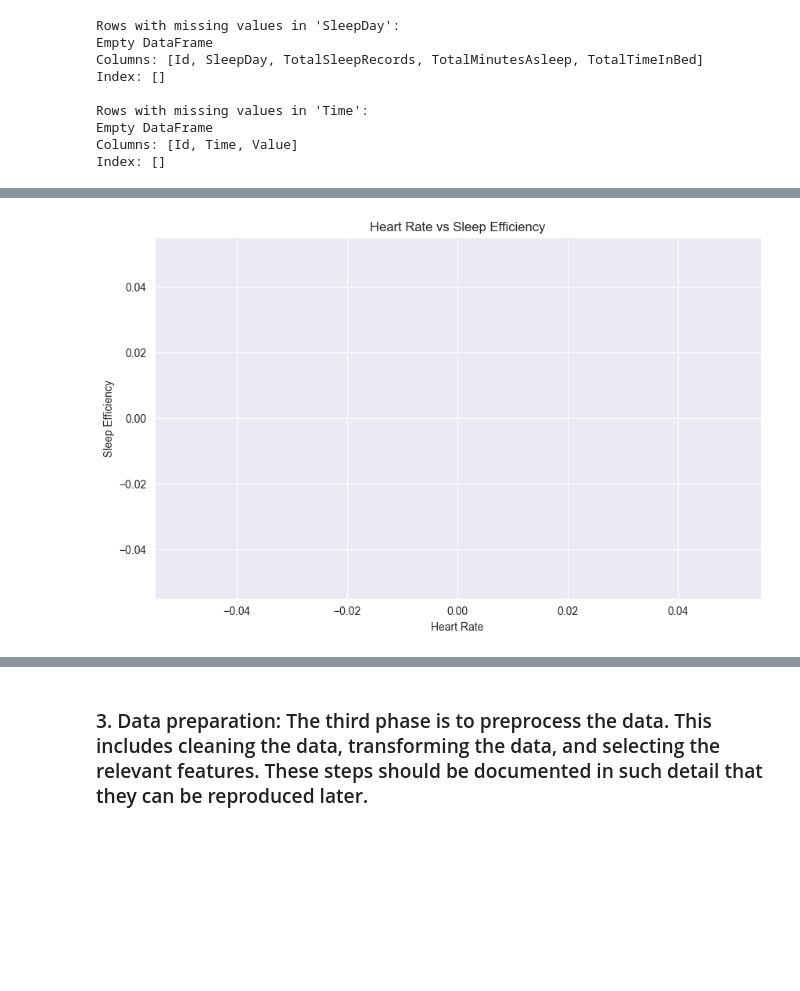
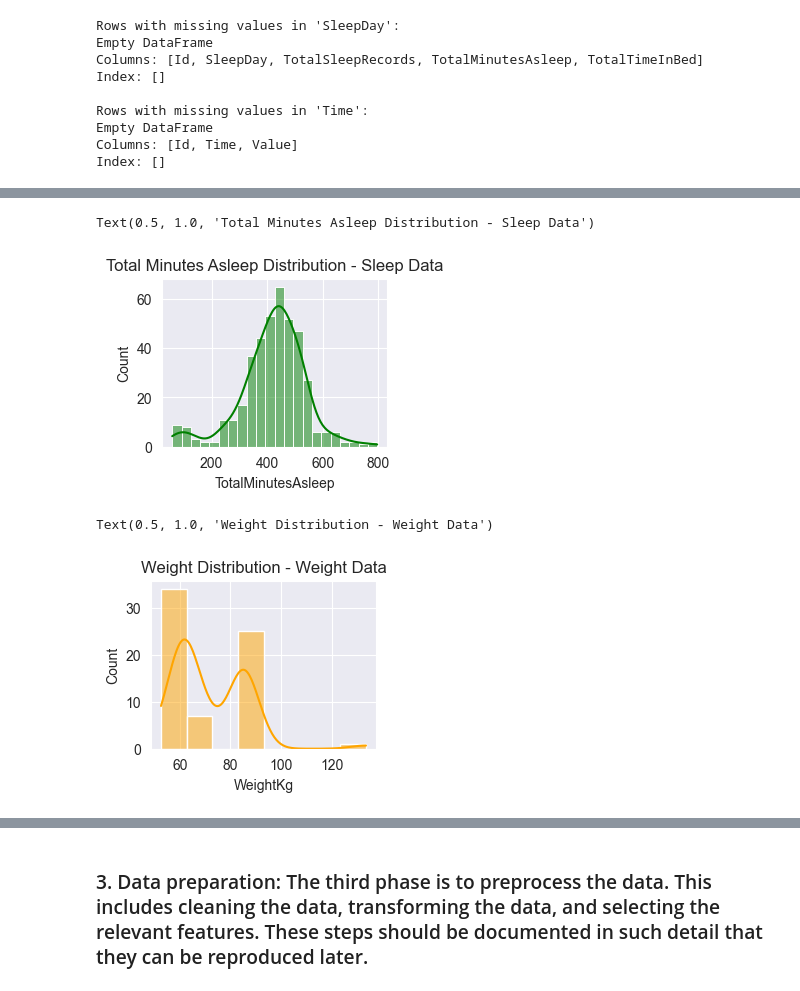
Before and after one commit to kismet85/dkkoAssignments, a Jupyter notebook: Projekti/Uni_ja_liikuntatottumukset.ipynb, the cells around one changed output, grey strips where cells are left out. Cells and saved outputs as stored; diff of their text form; code cells hidden in the pictures; blank space fills up the shorter version.

Commit message:
preliminar code for sleeping averages and reconstruction of crisp

```diff
--- a/Projekti/Uni_ja_liikuntatottumukset.ipynb
+++ b/Projekti/Uni_ja_liikuntatottumukset.ipynb
@@ -189,14 +220,14 @@ plt.show()
 # %%
-
-# Create a simple sleep quality indicator (sleep efficiency)
-merged_data['SleepEfficiency'] = merged_data['TotalMinutesAsleep'] / merged_data['TotalTimeInBed']
-
-# Plot Sleep Efficiency against Heart Rate
-plt.figure(figsize=(10, 6))
-sns.scatterplot(x=merged_data['Value'], y=merged_data['SleepEfficiency'])
-plt.title('Heart Rate vs Sleep Efficiency')
-plt.xlabel('Heart Rate')
-plt.ylabel('Sleep Efficiency')
-plt.show()
+plt.subplot(2, 2, 2)
+sns.histplot(sleep_data['TotalMinutesAsleep'], kde=True, color='green')
+plt.title('Total Minutes Asleep Distribution - Sleep Data')
 # %% [output]
+Text(0.5, 1.0, 'Total Minutes Asleep Distribution - Sleep Data')
-[figure, old version]
+[figure, new version]
+# %%
+plt.subplot(2, 2, 3)
+sns.histplot(weight_data['WeightKg'], kde=True, color='orange')
+plt.title('Weight Distribution - Weight Data')
+# %% [output]
+Text(0.5, 1.0, 'Weight Distribution - Weight Data')
+[figure, added]
```
Also changed, not shown: parts of 23 cells of this notebook.
